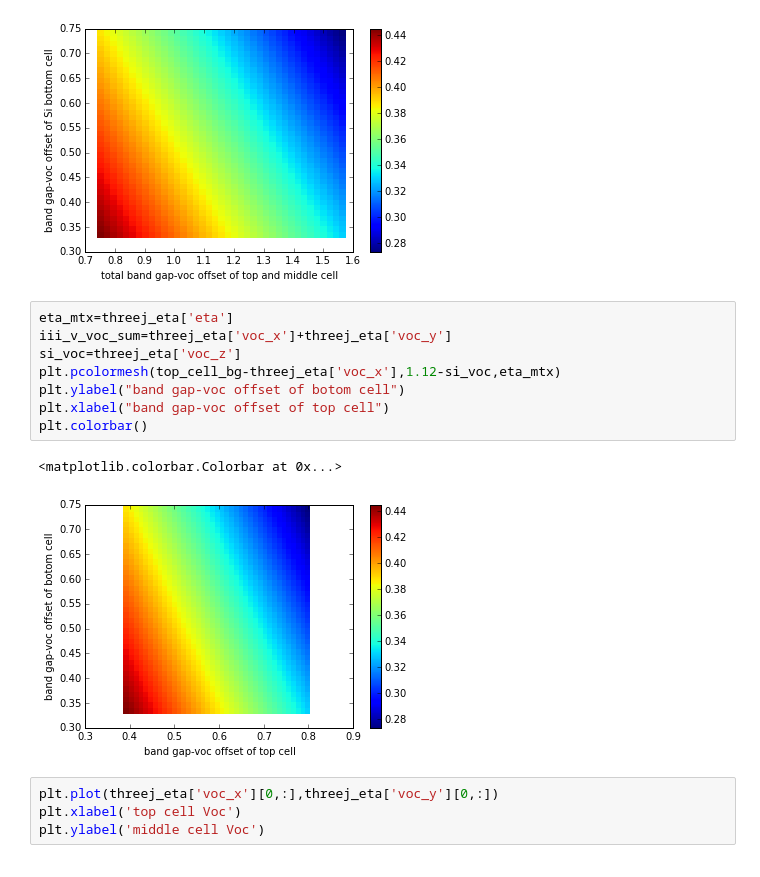
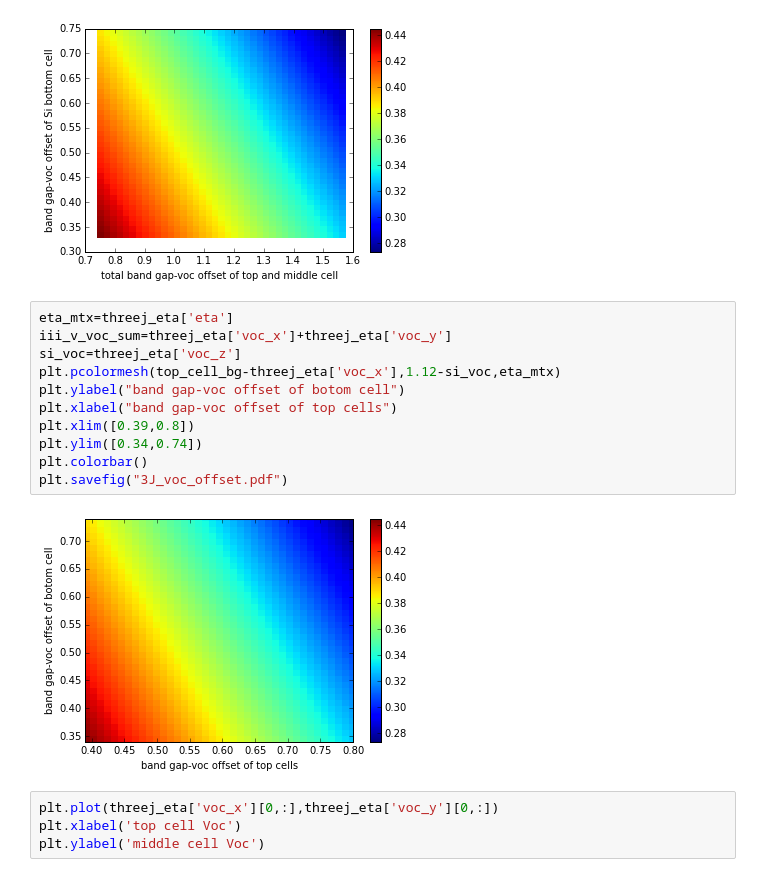
Before and after one commit to kanhua/pypvcell, a Jupyter notebook: examples/interpolation graph.ipynb, the cells around one changed output. Drawn from its saved outputs; the diff is of its cells as text.

```diff
--- a/examples/interpolation graph.ipynb
+++ b/examples/interpolation graph.ipynb
@@ -79,14 +79,16 @@ plt.colorbar()
 # %%
 eta_mtx=threej_eta['eta']
 iii_v_voc_sum=threej_eta['voc_x']+threej_eta['voc_y']
 si_voc=threej_eta['voc_z']
 plt.pcolormesh(top_cell_bg-threej_eta['voc_x'],1.12-si_voc,eta_mtx)
 plt.ylabel("band gap-voc offset of botom cell")
-plt.xlabel("band gap-voc offset of top cell")
+plt.xlabel("band gap-voc offset of top cells")
+plt.xlim([0.39,0.8])
+plt.ylim([0.34,0.74])
 plt.colorbar()
+plt.savefig("3J_voc_offset.pdf")
 # %% [output]
-<matplotlib.colorbar.Colorbar at 0x...>
-[figure, old version]
+[figure, new version]
 # %%
 plt.plot(threej_eta['voc_x'][0,:],threej_eta['voc_y'][0,:])
 plt.xlabel('top cell Voc')
```
Also changed, not shown: parts of 2 cells of this notebook, 12 other files.
